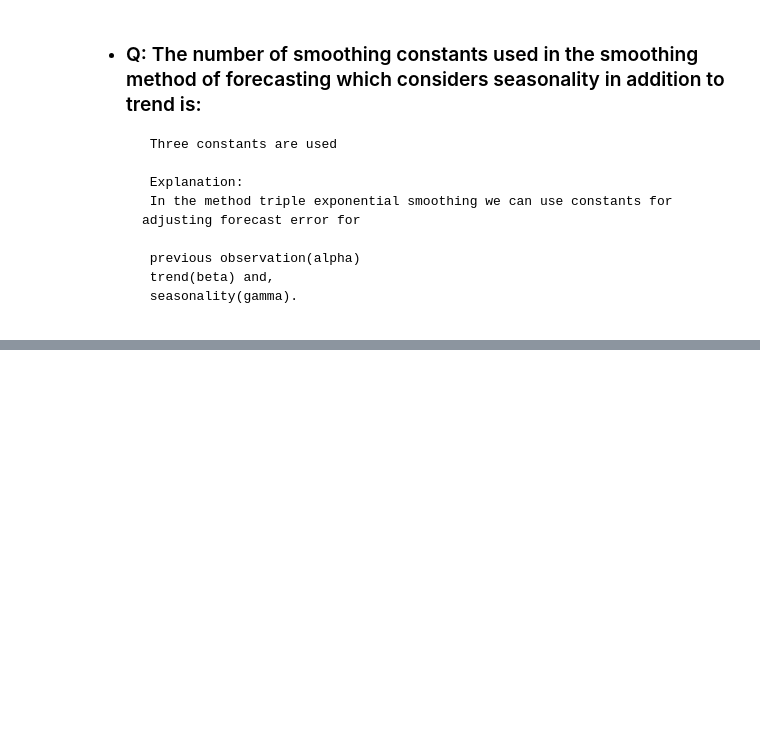
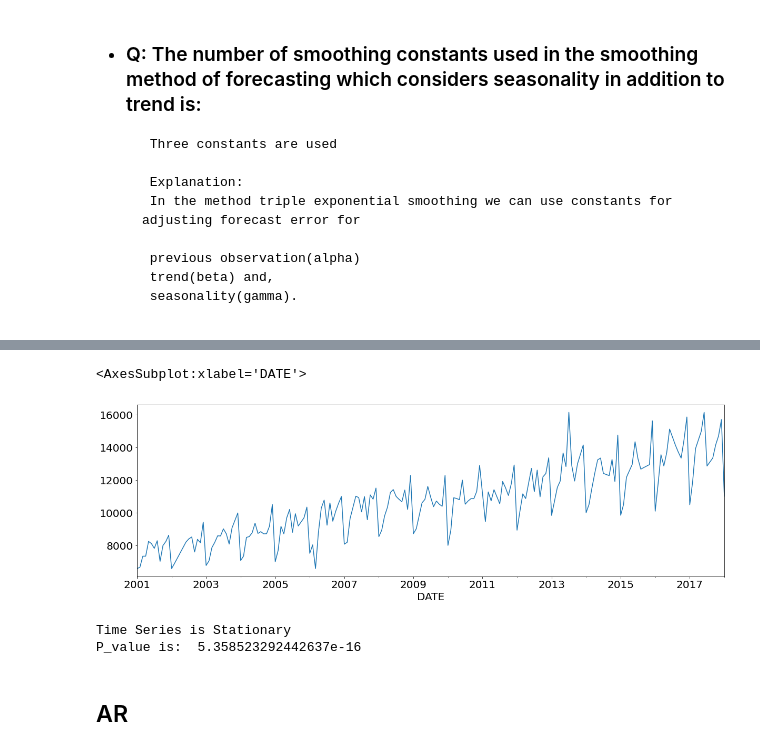
Before and after one commit to 28101991SUNNY/ML2_Unsupervised-Learning, a Jupyter notebook: 10_2_TS3.ipynb, the cells around one changed output, grey strips where cells are left out. Saved outputs shown, nothing was run; the diff lists cells and outputs as text; code cells hidden in the pictures; blank space fills up the shorter version.

```diff
--- a/10_2_TS3.ipynb
+++ b/10_2_TS3.ipynb
@@ -320,0 +643,5 @@ plot_pacf(model.seasonal,lags=36);
+# %%
+X_train.Sales.plot()
+# %% [output]
+<AxesSubplot:xlabel='DATE'>
+[figure, added]
@@ -320,0 +652,20 @@ plot_pacf(model.seasonal,lags=36);
+# %%
+stationary_X_train = X_train.copy()
+stationary_X_train.Sales = stationary_X_train.Sales.diff(1)
+stationary_X_train.dropna(inplace=True)
+
+
+def Dickey_Fuller_test(ts,significances_level = 0.05):
+    p_value = sm.tsa.stattools.adfuller(ts)[1]
+    if p_value <= significances_level:
+        print("Time Series is Stationary")
+    else:
+        print("Time Series is NOT Stationary")
+    print("P_value is: ", p_value)
+
+Dickey_Fuller_test(stationary_X_train.Sales,significances_level = 0.05)
+# %% [output]
+Time Series is Stationary
+P_value is:  5.358523292442637e-16
+# %% [markdown]
+## AR
```
Also changed, not shown: parts of 67 cells of this notebook.
